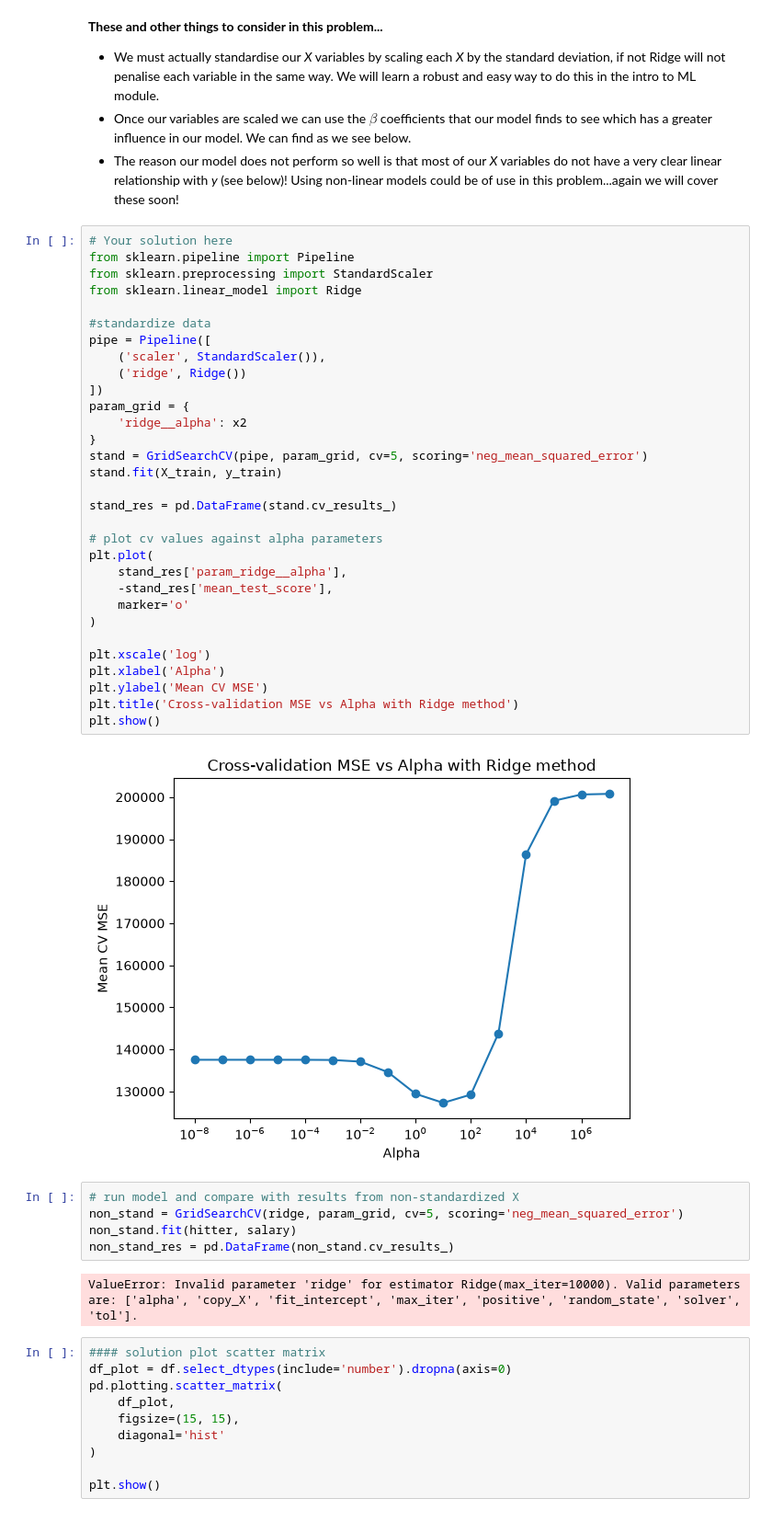
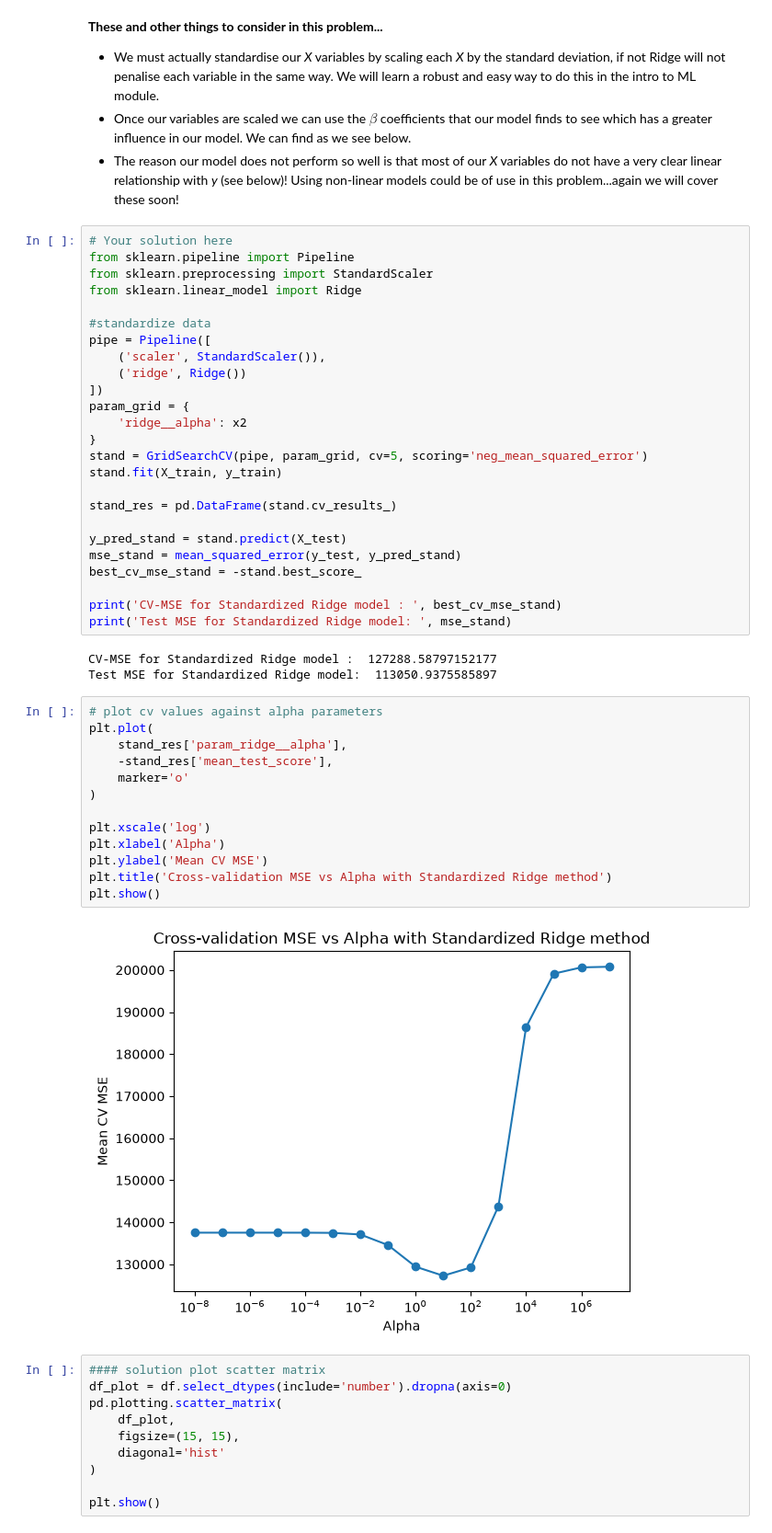
Before and after one commit to srcccninta/RegLin, a Jupyter notebook: RL_Ressources/Notebooks/03-CrossValidation_Regularisation.ipynb, the cells around one changed output. Shown at 92% size. Cells and saved outputs as stored; diff of their text form.

```diff
--- a/RL_Ressources/Notebooks/03-CrossValidation_Regularisation.ipynb
+++ b/RL_Ressources/Notebooks/03-CrossValidation_Regularisation.ipynb
@@ -755,27 +761,30 @@ stand.fit(X_train, y_train)
 
 stand_res = pd.DataFrame(stand.cv_results_)
 
-# plot cv values against alpha parameters
-plt.plot(
-    stand_res['param_ridge__alpha'],
-    -stand_res['mean_test_score'],
-    marker='o'
-)
+y_pred_stand = stand.predict(X_test)
+mse_stand = mean_squared_error(y_test, y_pred_stand)
+best_cv_mse_stand = -stand.best_score_
 
-plt.xscale('log')
-plt.xlabel('Alpha')
-plt.ylabel('Mean CV MSE')
-plt.title('Cross-validation MSE vs Alpha with Ridge method')
-plt.show()
+print('CV-MSE for Standardized Ridge model : ', best_cv_mse_stand)
+print('Test MSE for Standardized Ridge model: ', mse_stand)
 # %% [output]
-[figure, removed]
+CV-MSE for Standardized Ridge model :  127288.58797152177
+Test MSE for Standardized Ridge model:  113050.9375585897
-# %%
-# run model and compare with results from non-standardized X
-non_stand = GridSearchCV(ridge, param_grid, cv=5, scoring='neg_mean_squared_error')
-non_stand.fit(hitter, salary)
-non_stand_res = pd.DataFrame(non_stand.cv_results_)
-# %% [output]
-ValueError: Invalid parameter 'ridge' for estimator Ridge(max_iter=10000). Valid parameters are: ['alpha', 'copy_X', 'fit_intercept', 'max_iter', 'positive', 'random_state', 'solver', 'tol'].
+# %%
+# plot cv values against alpha parameters
+plt.plot(
+    stand_res['param_ridge__alpha'],
+    -stand_res['mean_test_score'],
+    marker='o'
+)
+
+plt.xscale('log')
+plt.xlabel('Alpha')
+plt.ylabel('Mean CV MSE')
+plt.title('Cross-validation MSE vs Alpha with Standardized Ridge method')
+plt.show()
+# %% [output]
+[figure, added]
 # %%
 #### solution plot scatter matrix
 df_plot = df.select_dtypes(include='number').dropna(axis=0)
```
Also changed, not shown: parts of 7 cells of this notebook.
